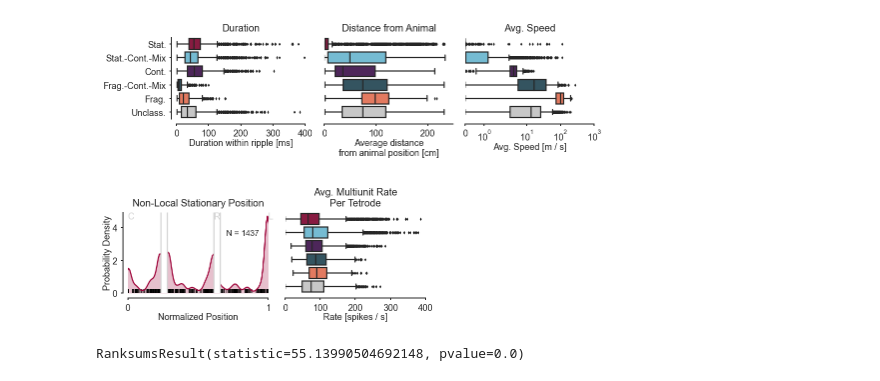
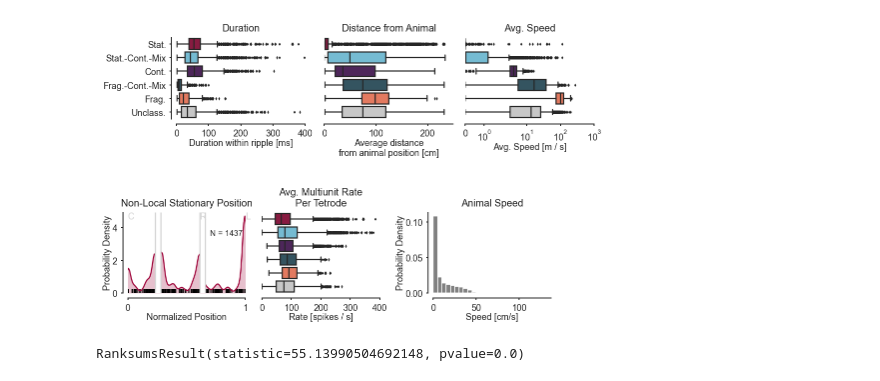
Before and after one commit to Eden-Kramer-Lab/replay_trajectory_paper, a Jupyter notebook: notebooks/Figure5.ipynb, the cells around one changed output. Cells and saved outputs as stored; diff of their text form; code cells hidden in the pictures.

Commit message:
Add animal speed

```diff
--- a/notebooks/Figure5.ipynb
+++ b/notebooks/Figure5.ipynb
@@ -301,8 +307,8 @@ save_figure(os.path.join("Figure5", "figure5_dynamics_summary1"))
 # %%
 fig, axes = plt.subplots(
     nrows=1,
-    ncols=2,
-    figsize=(TWO_COLUMN * 2 / 3, PAGE_HEIGHT / 5),
+    ncols=3,
+    figsize=(TWO_COLUMN * 0.9, PAGE_HEIGHT / 5),
     constrained_layout=True,
 )
 
@@ -350,34 +356,44 @@ axes[0].text(0.70, 3.5, f"N = {n_non_local}", zorder=100, fontsize=8)
 # Population firing rate
 rates = [f"{state}_population_rate" for state in STATE_ORDER]
 d = classified_replay_info.filter(rates, axis=1).rename(
     columns=lambda c: SHORT_STATE_NAMES[c.split("_")[0]]
 )
 
 durations = [f"{state}_duration" for state in STATE_ORDER]
 mask = classified_replay_info.filter(durations) <= 0.020
 mask[mask == 1] = np.nan
 mask[mask == 0] = 1.0
 
 d = d * mask.values
 
 sns.boxplot(
     data=d,
     orient="horizontal",
     palette=STATE_COLORS,
     fliersize=fliersize,
     saturation=saturation,
     ax=axes[1],
 )
 
 axes[1].set_xlim((0, 400))
 axes[1].set_xlabel("Rate [spikes / s]")
 axes[1].set_title("Avg. Multiunit Rate\nPer Tetrode", fontsize=10)
 sns.despine(ax=axes[1], offset=5)
 axes[1].set_yticks([])
 axes[1].spines["left"].set_visible(False)
+
+
+animal_speed = np.load(os.path.join(PROCESSED_DATA_DIR, "animal_speed.npy"))
+axes[2].hist(animal_speed, bins=np.arange(0, 150, 5), density=True, color="grey")
+axes[2].set_xlabel("Speed [cm/s]")
+axes[2].set_title("Animal Speed", fontsize=10)
+axes[2].set_ylabel("Probability Density")
+axes[2].set_xlim((0, animal_speed.max()))
+sns.despine(ax=axes[2], offset=5)
+
 save_figure(os.path.join("Figure5", "figure5_dynamics_summary2"))
 # %% [output]
-[figure, old version]
+[figure, new version]
 # %%
 from scipy.stats import ranksums
 
```
Also changed, not shown: parts of 1 cell of this notebook, 1 other file.
